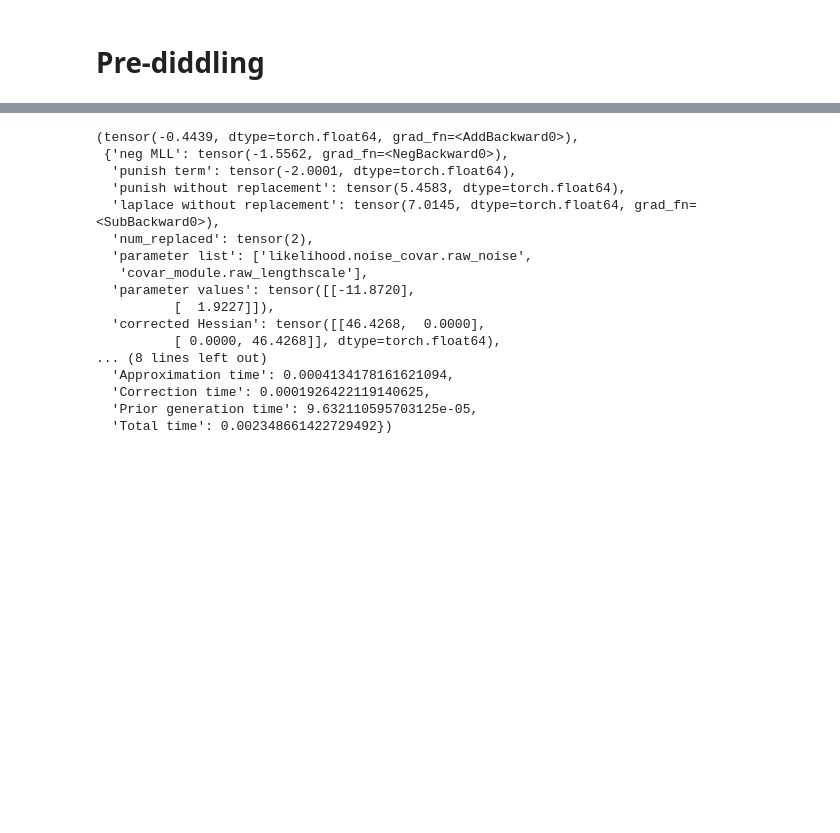
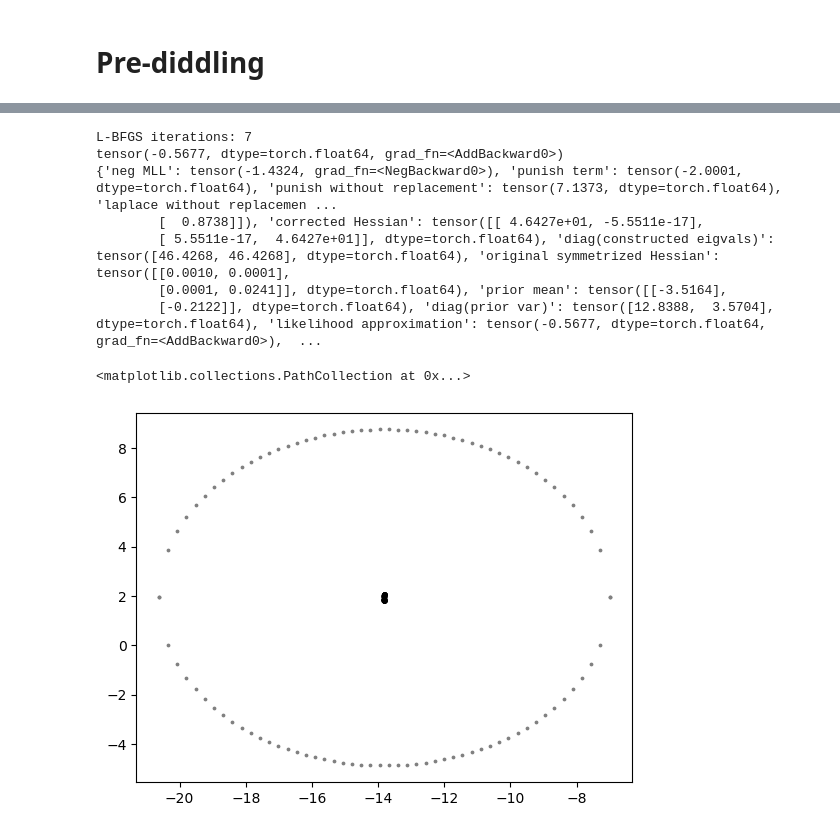
Before and after one commit to ABesginow/LaplaceKernelSearch, a Jupyter notebook: exploration_tests/linear.ipynb, the cells around one changed output, grey strips where cells are left out. Saved outputs shown, nothing was run; the diff lists cells and outputs as text; code cells hidden in the pictures; blank space fills up the shorter version.

```diff
--- a/exploration_tests/linear.ipynb
+++ b/exploration_tests/linear.ipynb
@@ -320,23 +321,32 @@ plt.plot(training_log["training_log"][param_keys[0]][-1], training_log["training
-# %%
-metrics.calculate_laplace(model, -loss, with_prior=True, param_punish_term=-1.0)
-# %% [output]
-(tensor(-0.4439, dtype=torch.float64, grad_fn=<AddBackward0>),
- {'neg MLL': tensor(-1.5562, grad_fn=<NegBackward0>),
-  'punish term': tensor(-2.0001, dtype=torch.float64),
-  'punish without replacement': tensor(5.4583, dtype=torch.float64),
-  'laplace without replacement': tensor(7.0145, dtype=torch.float64, grad_fn=<SubBackward0>),
-  'num_replaced': tensor(2),
-  'parameter list': ['likelihood.noise_covar.raw_noise',
-   'covar_module.raw_lengthscale'],
-  'parameter values': tensor([[-11.8720],
-          [  1.9227]]),
-  'corrected Hessian': tensor([[46.4268,  0.0000],
-          [ 0.0000, 46.4268]], dtype=torch.float64),
-... (8 lines left out)
-  'Approximation time': 0.0004134178161621094,
-  'Correction time': 0.0001926422119140625,
-  'Prior generation time': 9.632110595703125e-05,
-  'Total time': 0.002348661422729492})
+# %%
+print(f"L-BFGS iterations: {len(training_log['likelihood_log']) - num_train_iter}")
+
+lap, lap_log = metrics.calculate_laplace(model, -loss, with_prior=True, param_punish_term=-1.0)
+print(lap)
+print(lap_log)
+
+# Draw the distribution defined by the mean (found parametrization) and covariance matrix (Hessian)
+# (4.133) in Bishop, 2006: f(z) ~ f(z_0)exp(-0.5 (z-z_0)^T H (z-z_0)) with z the parameters, and H the Hessian
+# We just leave out the f(z_0)
+
+scaling_factor = lap_log["neg MLL"]
+mu = [training_log["training_log"][param_keys[0]][-1], training_log["training_log"][param_keys[1]][-1]]
+K = lap_log["corrected Hessian"]
+new_unit_x, new_unit_y = get_std_points(mu, K)
+plt.scatter(new_unit_x, new_unit_y, color="grey", s=3)
+K = lap_log["original symmetrized Hessian"]
+new_unit_x, new_unit_y = get_std_points(mu, K)
+plt.scatter(new_unit_x, new_unit_y, color="black", s=3)
+# %% [output]
+L-BFGS iterations: 7
+tensor(-0.5677, dtype=torch.float64, grad_fn=<AddBackward0>)
+{'neg MLL': tensor(-1.4324, grad_fn=<NegBackward0>), 'punish term': tensor(-2.0001, dtype=torch.float64), 'punish without replacement': tensor(7.1373, dtype=torch.float64), 'laplace without replacemen ...
+        [  0.8738]]), 'corrected Hessian': tensor([[ 4.6427e+01, -5.5511e-17],
+        [ 5.5511e-17,  4.6427e+01]], dtype=torch.float64), 'diag(constructed eigvals)': tensor([46.4268, 46.4268], dtype=torch.float64), 'original symmetrized Hessian': tensor([[0.0010, 0.0001],
+        [0.0001, 0.0241]], dtype=torch.float64), 'prior mean': tensor([[-3.5164],
+        [-0.2122]], dtype=torch.float64), 'diag(prior var)': tensor([12.8388,  3.5704], dtype=torch.float64), 'likelihood approximation': tensor(-0.5677, dtype=torch.float64, grad_fn=<AddBackward0>),  ...
+<matplotlib.collections.PathCollection at 0x...>
+[figure, added]
 # %%
 from metrics import calculate_mc_STAN
 # Perform MCMC
```
Also changed, not shown: parts of 7 cells of this notebook.
